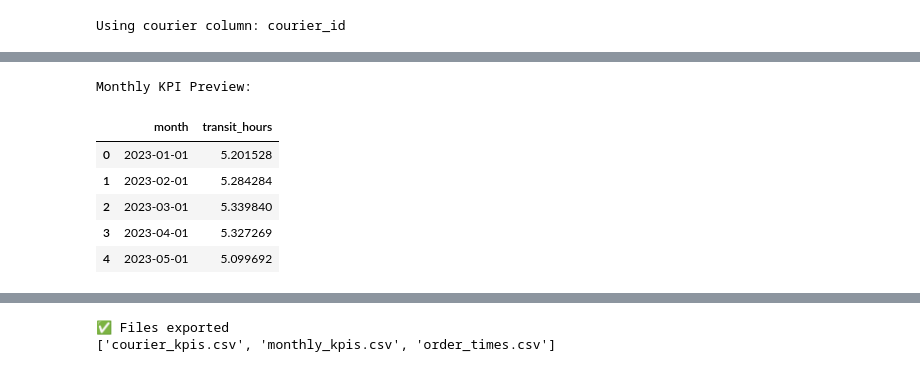
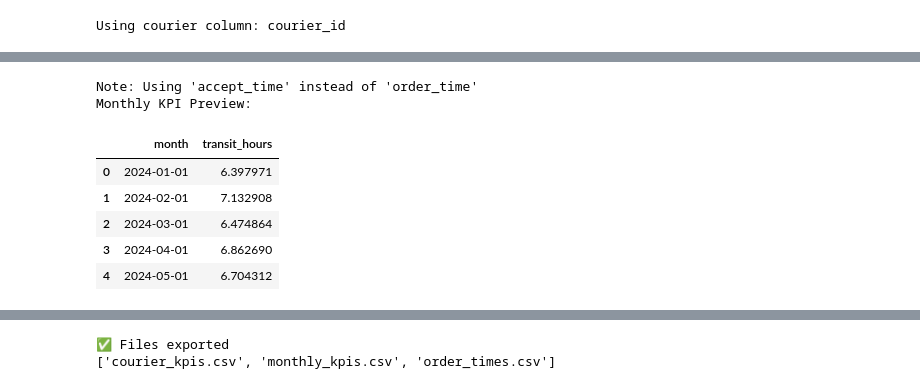
Before and after one commit to adarsh182005/Logistics-Optimization-Project, a Jupyter notebook: logistics_pipeline.ipynb, the cells around one changed output, grey strips where cells are left out. Saved outputs shown, nothing was run; the diff lists cells and outputs as text; code cells hidden in the pictures.

Commit message:
solved avg transit time

```diff
--- a/logistics_pipeline.ipynb
+++ b/logistics_pipeline.ipynb
@@ -161,42 +252,57 @@ Error: Runtime no longer has a reference to this dataframe, please re-run this c
 # %%
-# ✅ FIX: Recompute transit time + monthly trend correctly
-
-import pandas as pd
+# import pandas as pd
 import plotly.express as px
 
-# Force datetime parsing
-df["order_time"] = pd.to_datetime(df["order_time"], errors="coerce")
+# ✅ 1. Detect the correct start time column (handle renaming)
+start_col = 'order_time' # Default
+if 'order_time' not in df.columns and 'accept_time' in df.columns:
+    start_col = 'accept_time'
+    print(f"Note: Using '{start_col}' instead of 'order_time'")
+elif 'order_time' not in df.columns:
+    # If neither exists, try to find a date column that isn't delivery
+    cols = [c for c in df.columns if 'time' in c.lower() or 'date' in c.lower()]
+    cols = [c for c in cols if 'delivery' not in c.lower()]
+    if cols:
+        start_col = cols[0]
+        print(f"Note: Auto-detected start column: '{start_col}'")
+    else:
+        raise KeyError("Could not find a valid start time column (e.g., 'order_time' or 'accept_time') in df.")
+
+# ✅ 2. Force datetime parsing
+df[start_col] = pd.to_datetime(df[start_col], errors="coerce")
 df["delivery_time"] = pd.to_datetime(df["delivery_time"], errors="coerce")
 
-# Recalculate transit hours safely
-df["transit_hours"] = (df["delivery_time"] - df["order_time"]).dt.total_seconds() / 3600
+# ✅ 3. Recalculate transit hours safely
+# We calculate (Delivery - Start) in hours
+df["transit_hours"] = (df["delivery_time"] - df[start_col]).dt.total_seconds() / 3600
 
-# Drop invalid rows
-df = df.dropna(subset=["transit_hours"])
+# Drop invalid rows (where transit_hours couldn't be calculated)
+df_clean = df.dropna(subset=["transit_hours"]).copy()
 
-# Create month column properly
-df["month"] = df["order_time"].dt.to_period("M").dt.to_timestamp()
+# ✅ 4. Create month column for aggregation
+df_clean["month"] = df_clean[start_col].dt.to_period("M").dt.to_timestamp()
 
-# Monthly aggregation
-monthly = df.groupby("month")["transit_hours"].mean().reset_index()
+# ✅ 5. Monthly aggregation
+monthly = df_clean.groupby("month")["transit_hours"].mean().reset_index()
 
 print("Monthly KPI Preview:")
 display(monthly.head())
 
-# ✅ WORKING Monthly Plot
+# ✅ 6. Generate the Plot
 fig = px.line(
     monthly,
     x="month",
     y="transit_hours",
     title="✅ Average Transit Time per Month (Corrected)"
 )
 fig.show()
 # %% [output]
+Note: Using 'accept_time' instead of 'order_time'
 Monthly KPI Preview:
 |  | month | transit_hours |
-| 0 | 2023-01-01 | 5.201528 |
-| 1 | 2023-02-01 | 5.284284 |
-| 2 | 2023-03-01 | 5.339840 |
-| 3 | 2023-04-01 | 5.327269 |
-| 4 | 2023-05-01 | 5.099692 |
+| 0 | 2024-01-01 | 6.397971 |
+| 1 | 2024-02-01 | 7.132908 |
+| 2 | 2024-03-01 | 6.474864 |
+| 3 | 2024-04-01 | 6.862690 |
+| 4 | 2024-05-01 | 6.704312 |
 [interactive output not drawn]
```
Also changed, not shown: parts of 17 cells of this notebook.
